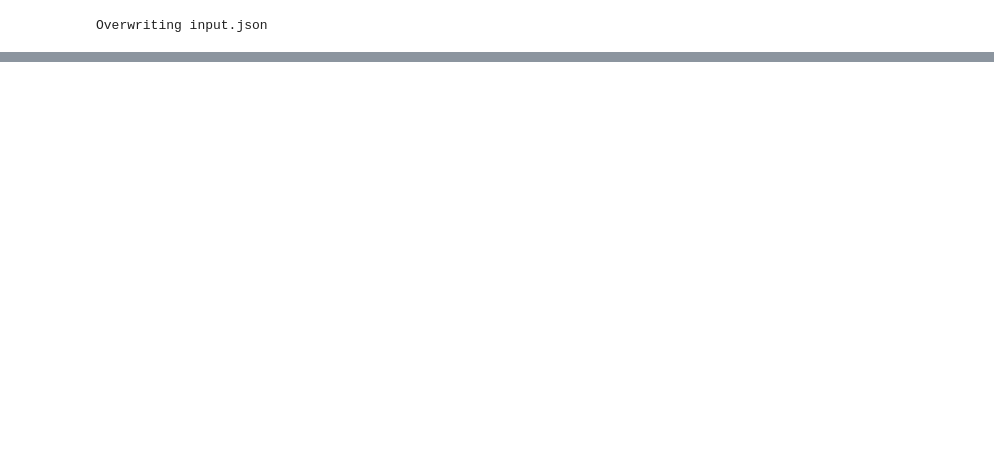
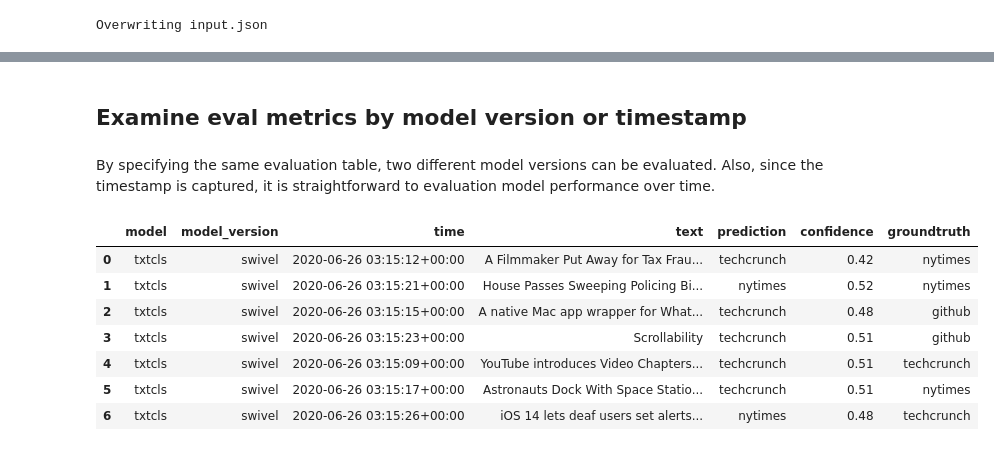
Before and after one commit to GoogleCloudPlatform/ml-design-patterns, a Jupyter notebook: 05_resilience/continuous_eval.ipynb, the cells around one changed output, grey strips where cells are left out. Drawn from its saved outputs; the diff is of its cells as text; code cells hidden in the pictures; blank space fills up the shorter version.

```diff
--- a/05_resilience/continuous_eval.ipynb
+++ b/05_resilience/continuous_eval.ipynb
@@ -545,0 +663,22 @@ plt.savefig("./txtcls_cm.png")
+# %% [markdown]
+## Examine eval metrics by model version or timestamp
+# %% [markdown]
+By specifying the same evaluation table, two different model versions can be evaluated. Also, since the timestamp is captured, it is straightforward to evaluation model performance over time.
+# %%
+now = pd.Timestamp.now(tz='UTC')
+one_week_ago = now - pd.DateOffset(weeks=1)
+one_month_ago = now - pd.DateOffset(months=1)
+# %%
+df_prev_week = df_results[df_results.time > one_week_ago]
+df_prev_month = df_results[df_results.time > one_month_ago]
+# %%
+df_prev_month
+# %% [output]
+|  | model | model_version | time | text | prediction | confidence | groundtruth |
+| 0 | txtcls | swivel | 2020-06-26 03:15:12+00:00 | A Filmmaker Put Away for Tax Frau... | techcrunch | 0.42 | nytimes |
+| 1 | txtcls | swivel | 2020-06-26 03:15:21+00:00 | House Passes Sweeping Policing Bi... | nytimes | 0.52 | nytimes |
+| 2 | txtcls | swivel | 2020-06-26 03:15:15+00:00 | A native Mac app wrapper for What... | techcrunch | 0.48 | github |
+| 3 | txtcls | swivel | 2020-06-26 03:15:23+00:00 | Scrollability | techcrunch | 0.51 | github |
+| 4 | txtcls | swivel | 2020-06-26 03:15:09+00:00 | YouTube introduces Video Chapters... | techcrunch | 0.51 | techcrunch |
+| 5 | txtcls | swivel | 2020-06-26 03:15:17+00:00 | Astronauts Dock With Space Statio... | techcrunch | 0.51 | nytimes |
+| 6 | txtcls | swivel | 2020-06-26 03:15:26+00:00 | iOS 14 lets deaf users set alerts... | nytimes | 0.48 | techcrunch |
```
Also changed, not shown: parts of 118 cells of this notebook, 1 other file.
